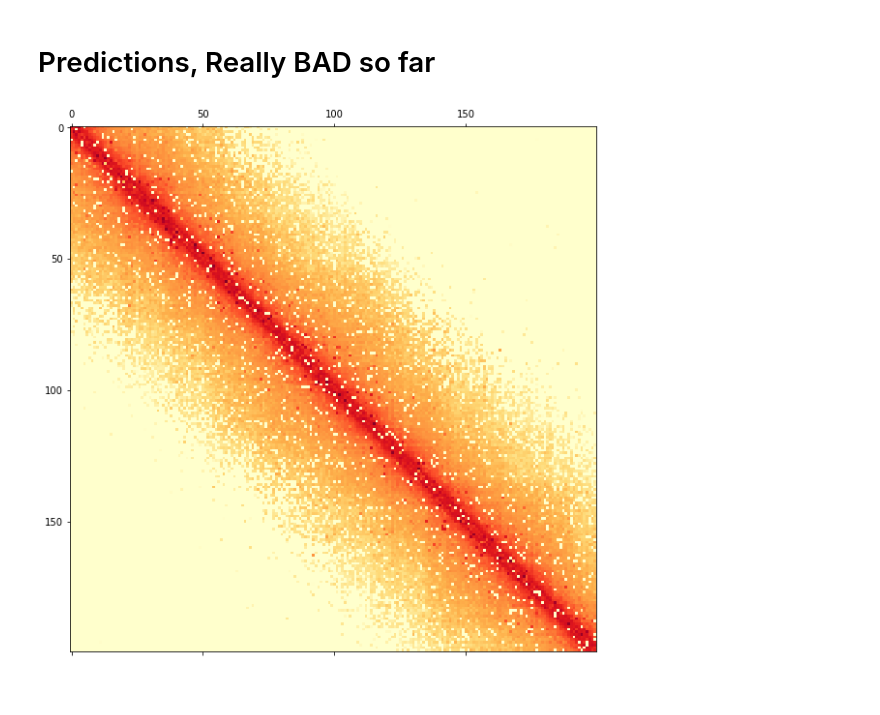
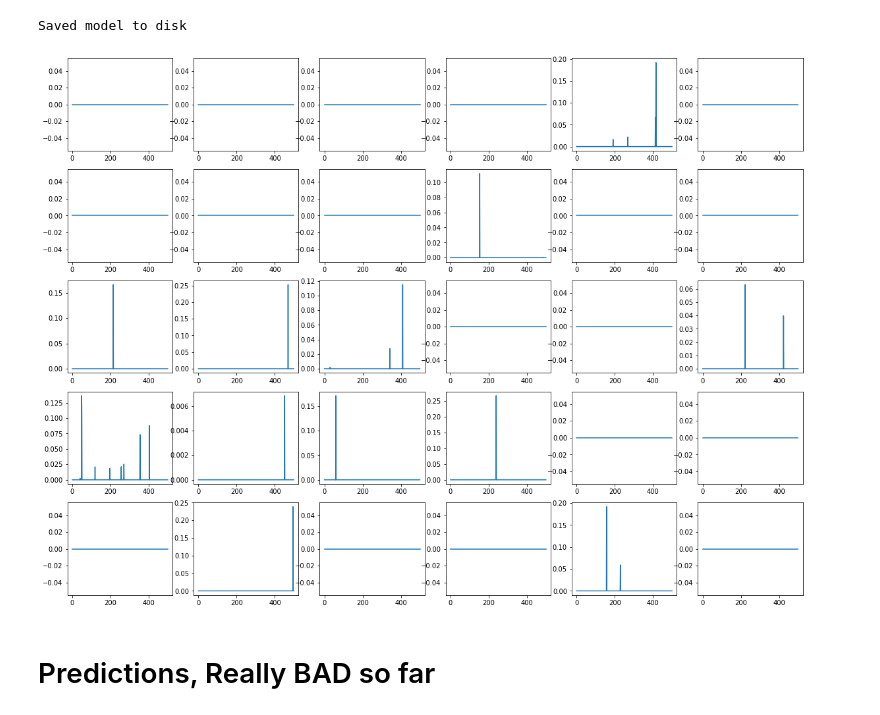
Before and after one commit to luisdiaz1997/DeepContacto, a Jupyter notebook: 3D_genome.ipynb, the cells around one changed output. Cells and saved outputs as stored; diff of their text form; code cells hidden in the pictures.

Commit message:
updated model

```diff
--- a/3D_genome.ipynb
+++ b/3D_genome.ipynb
@@ -157,0 +302,16 @@ papu = model.predict(x_train[1000:1010])
+# %%
+def slide_input(x, index):
+    if index > 19:
+        print('Invalid')
+        return None
+    return x[:, index*1000:-(20 - index)*1000]
+# %%
+def slide_output(y, index1, index2):
+    if index1 > 19 or index2 > 19:
+        print('Invalid')
+        return None
+    return y[:, index1:-(20 - index1), index2:-(20 - index2)]
+# %%
+for i in range(5, 15):
+    model.fit(slide_input(x_train, index = i),
+              slide_output(y_train, index1 = i, index2 = i)[:,:,:, None], batch_size = 1, epochs = 200)
@@ -157,0 +337,19 @@ papu = model.predict(x_train[1000:1010])
+# %%
+# serialize model to JSON
+model_json = model.to_json()
+with open("model.json", "w") as json_file:
+    json_file.write(model_json)
+# serialize weights to HDF5
+model.save_weights("model.h5")
+print("Saved model to disk")
+# %% [output]
+Saved model to disk
+# %%
+signals = signal_model.predict(slide_input(x_train, index = 5), batch_size = 2)
+# %%
+plt.figure(figsize = (20, 15))
+for i in range(30):
+    plt.subplot(5, 6, i+1)
+    plt.plot(signals[0,:, 0, i]);
+# %% [output]
+[figure, added]
@@ -158,9 +360,2 @@ papu = model.predict(x_train[1000:1010])
 # %% [markdown]
 # Predictions, Really BAD so far
-# %%
-i = 1
-fig = plt.figure(figsize=(10, 10))
-ax = fig.add_subplot(111)
-im = ax.matshow(papu[i].reshape(200, 200), cmap='YlOrRd');
-# %% [output]
-[figure, removed]
```
Also changed, not shown: parts of 39 cells of this notebook, 2 other files.
